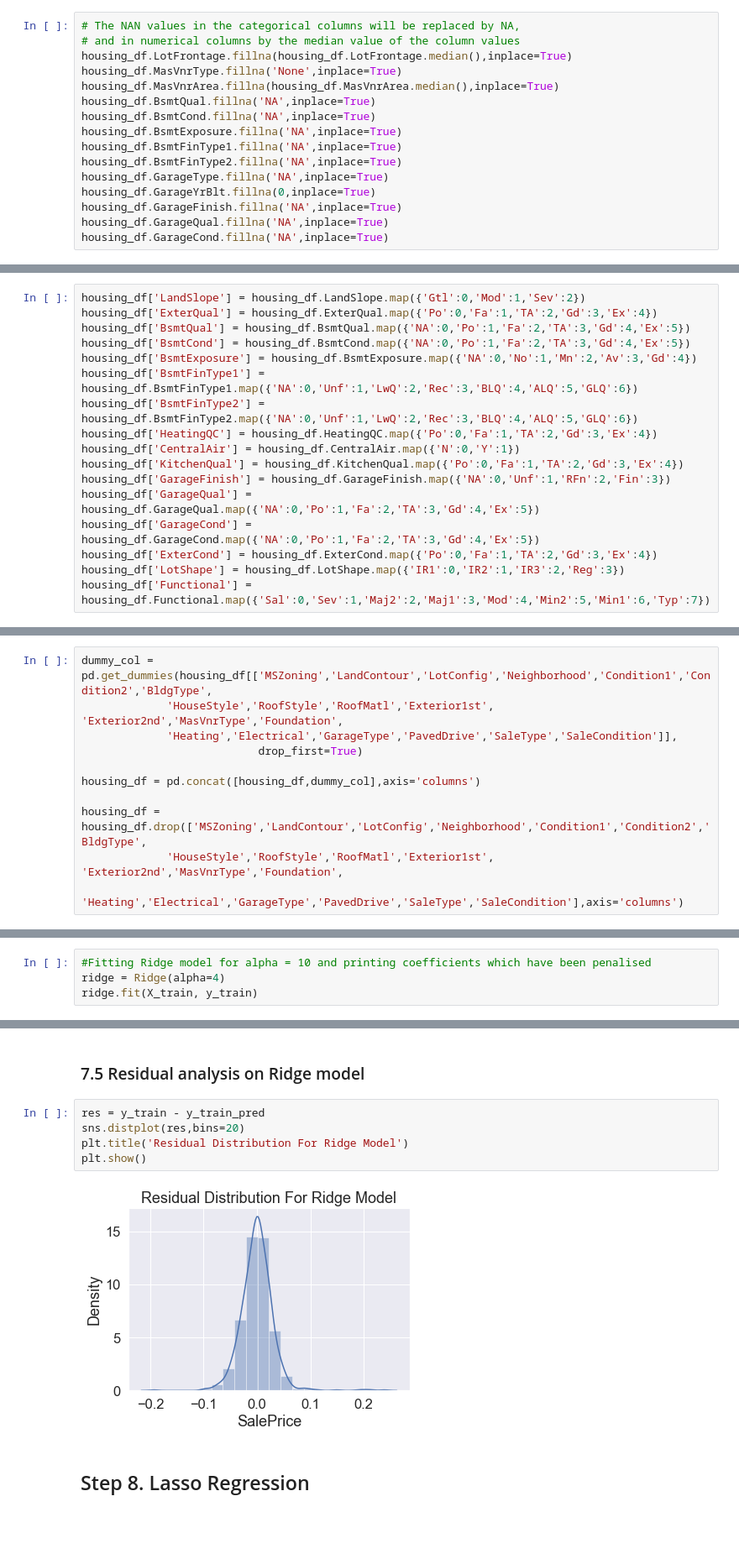
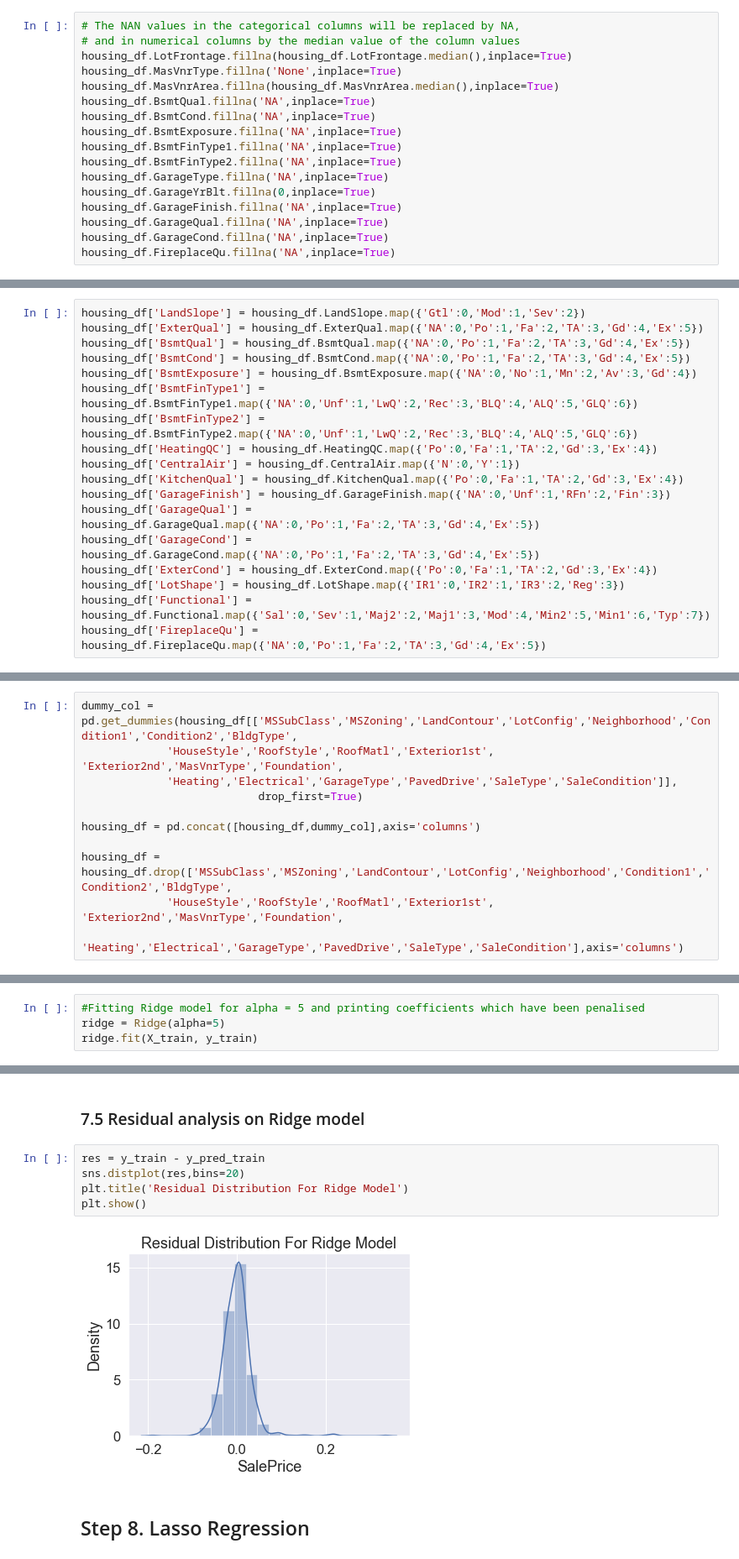
Before and after one commit to rainasharma/Advanced_Regression_Housing_Price, a Jupyter notebook: Advanced_Regression_Housing_Price.ipynb, the cells around one changed output, grey strips where cells are left out. Shown at 84% size. Drawn from its saved outputs; the diff is of its cells as text; blank space fills up the shorter version.

```diff
--- a/Advanced_Regression_Housing_Price.ipynb
+++ b/Advanced_Regression_Housing_Price.ipynb
@@ -190,6 +191,7 @@ housing_df.GarageYrBlt.fillna(0,inplace=True)
 housing_df.GarageFinish.fillna('NA',inplace=True)
 housing_df.GarageQual.fillna('NA',inplace=True)
 housing_df.GarageCond.fillna('NA',inplace=True)
+housing_df.FireplaceQu.fillna('NA',inplace=True)
 # %%
 ## Removed the row where Electrical was null
 housing_df=housing_df[~housing_df.Electrical.isna()]
@@ -522,7 +534,7 @@ QQ_plot(housing_df.SalePrice, 'Sales Price')
 ## Step 4. Data Preparation for Linear Regression
 # %%
 housing_df['LandSlope'] = housing_df.LandSlope.map({'Gtl':0,'Mod':1,'Sev':2})
-housing_df['ExterQual'] = housing_df.ExterQual.map({'Po':0,'Fa':1,'TA':2,'Gd':3,'Ex':4})
+housing_df['ExterQual'] = housing_df.ExterQual.map({'NA':0,'Po':1,'Fa':2,'TA':3,'Gd':4,'Ex':5})
 housing_df['BsmtQual'] = housing_df.BsmtQual.map({'NA':0,'Po':1,'Fa':2,'TA':3,'Gd':4,'Ex':5})
 housing_df['BsmtCond'] = housing_df.BsmtCond.map({'NA':0,'Po':1,'Fa':2,'TA':3,'Gd':4,'Ex':5})
 housing_df['BsmtExposure'] = housing_df.BsmtExposure.map({'NA':0,'No':1,'Mn':2,'Av':3,'Gd':4})
@@ -537,6 +549,7 @@ housing_df['GarageCond'] = housing_df.GarageCond.map({'NA':0,'Po':1,'Fa':2,'TA':
 housing_df['ExterCond'] = housing_df.ExterCond.map({'Po':0,'Fa':1,'TA':2,'Gd':3,'Ex':4})
 housing_df['LotShape'] = housing_df.LotShape.map({'IR1':0,'IR2':1,'IR3':2,'Reg':3})
 housing_df['Functional'] = housing_df.Functional.map({'Sal':0,'Sev':1,'Maj2':2,'Maj1':3,'Mod':4,'Min2':5,'Min1':6,'Typ':7})
+housing_df['FireplaceQu'] = housing_df.FireplaceQu.map({'NA':0,'Po':1,'Fa':2,'TA':3,'Gd':4,'Ex':5})
 # %%
 housing_df[['LandSlope','ExterQual','BsmtQual','BsmtCond','BsmtExposure','BsmtFinType1','BsmtFinType2',
             'HeatingQC','CentralAir',  'KitchenQual','GarageFinish','GarageQual','GarageCond',
@@ -657,14 +668,14 @@ categorical_cols
 # %% [markdown]
 Creating and joining dummy column with the actual dataset
 # %%
-dummy_col = pd.get_dummies(housing_df[['MSZoning','LandContour','LotConfig','Neighborhood','Condition1','Condition2','BldgType',
+dummy_col = pd.get_dummies(housing_df[['MSSubClass','MSZoning','LandContour','LotConfig','Neighborhood','Condition1','Condition2','BldgType',
              'HouseStyle','RoofStyle','RoofMatl','Exterior1st',  'Exterior2nd','MasVnrType','Foundation',
              'Heating','Electrical','GarageType','PavedDrive','SaleType','SaleCondition']],
                            drop_first=True)
 
 housing_df = pd.concat([housing_df,dummy_col],axis='columns')
 
-housing_df = housing_df.drop(['MSZoning','LandContour','LotConfig','Neighborhood','Condition1','Condition2','BldgType',
+housing_df = housing_df.drop(['MSSubClass','MSZoning','LandContour','LotConfig','Neighborhood','Condition1','Condition2','BldgType',
              'HouseStyle','RoofStyle','RoofMatl','Exterior1st',  'Exterior2nd','MasVnrType','Foundation',
              'Heating','Electrical','GarageType','PavedDrive','SaleType','SaleCondition'],axis='columns')
 # %%
@@ -821,5 +832,5 @@ print(model_cv.best_score_)
 # %%
-#Fitting Ridge model for alpha = 10 and printing coefficients which have been penalised
-ridge = Ridge(alpha=4)
+#Fitting Ridge model for alpha = 5 and printing coefficients which have been penalised
+ridge = Ridge(alpha=5)
 ridge.fit(X_train, y_train)
 # %% [output]
@@ -889,12 +900,12 @@ MSE test :  0.0022549546902248152
 # %% [markdown]
 ### 7.5 Residual analysis on Ridge model
 # %%
-res = y_train - y_train_pred
+res = y_train - y_pred_train
 sns.distplot(res,bins=20)
 plt.title('Residual Distribution For Ridge Model')
 plt.show()
 # %% [output]
-[figure, old version]
+[figure, new version]
 # %% [markdown]
 ## Step 8. Lasso Regression
 # %% [markdown]
```
Also changed, not shown: parts of 74 cells of this notebook, 2 other files.
